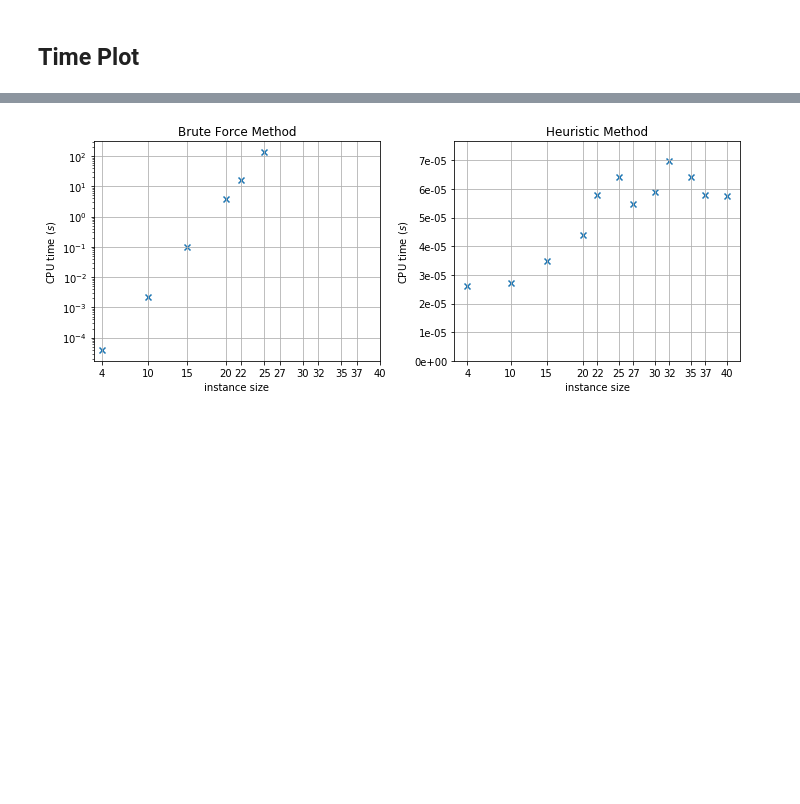
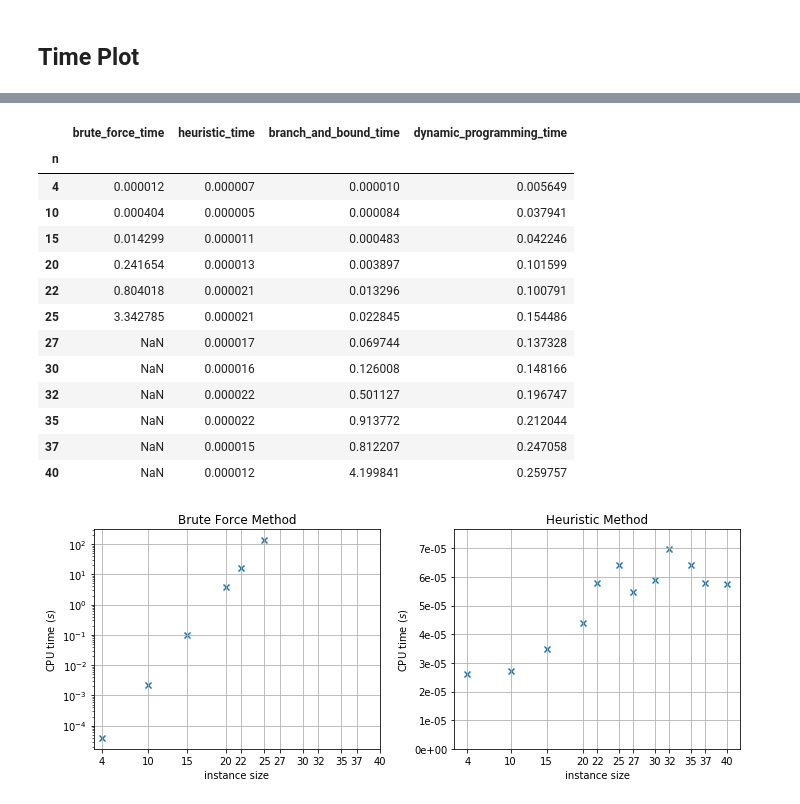
Before and after one commit to podondra/knapsack-problem, a Jupyter notebook: 01-experiments.ipynb, the cells around one changed output, grey strips where cells are left out. Cells and saved outputs as stored; diff of their text form; code cells hidden in the pictures; blank space fills up the shorter version.

```diff
--- a/01-experiments.ipynb
+++ b/01-experiments.ipynb
@@ -151 +176,18 @@ times
+# %%
+times_std
+# %% [output]
+|  | brute_force_time | heuristic_time | branch_and_bound_time | dynamic_programming_time |
+| n |  |  |  |  |
+| 4 | 0.000012 | 0.000007 | 0.000010 | 0.005649 |
+| 10 | 0.000404 | 0.000005 | 0.000084 | 0.037941 |
+| 15 | 0.014299 | 0.000011 | 0.000483 | 0.042246 |
+| 20 | 0.241654 | 0.000013 | 0.003897 | 0.101599 |
+| 22 | 0.804018 | 0.000021 | 0.013296 | 0.100791 |
+| 25 | 3.342785 | 0.000021 | 0.022845 | 0.154486 |
+| 27 | NaN | 0.000017 | 0.069744 | 0.137328 |
+| 30 | NaN | 0.000016 | 0.126008 | 0.148166 |
+| 32 | NaN | 0.000022 | 0.501127 | 0.196747 |
+| 35 | NaN | 0.000022 | 0.913772 | 0.212044 |
+| 37 | NaN | 0.000015 | 0.812207 | 0.247058 |
+| 40 | NaN | 0.000012 | 4.199841 | 0.259757 |
 # %%
```
Also changed, not shown: parts of 17 cells of this notebook, 1 other file.
